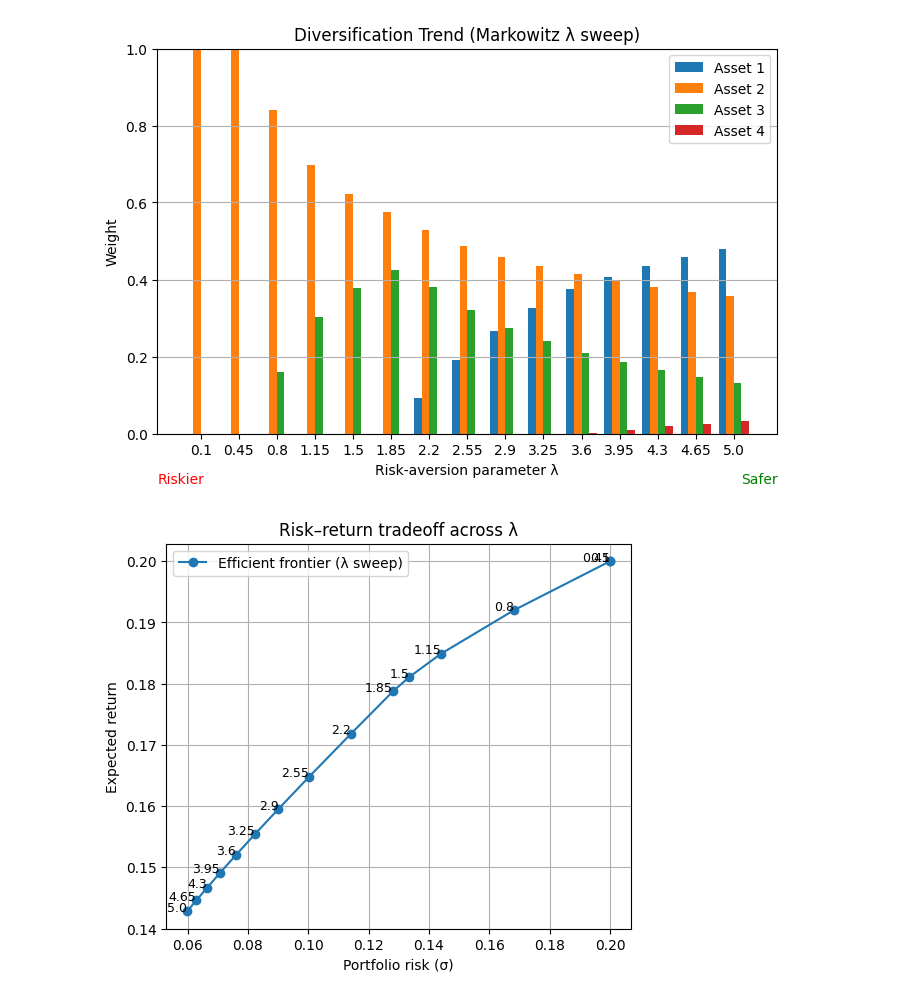
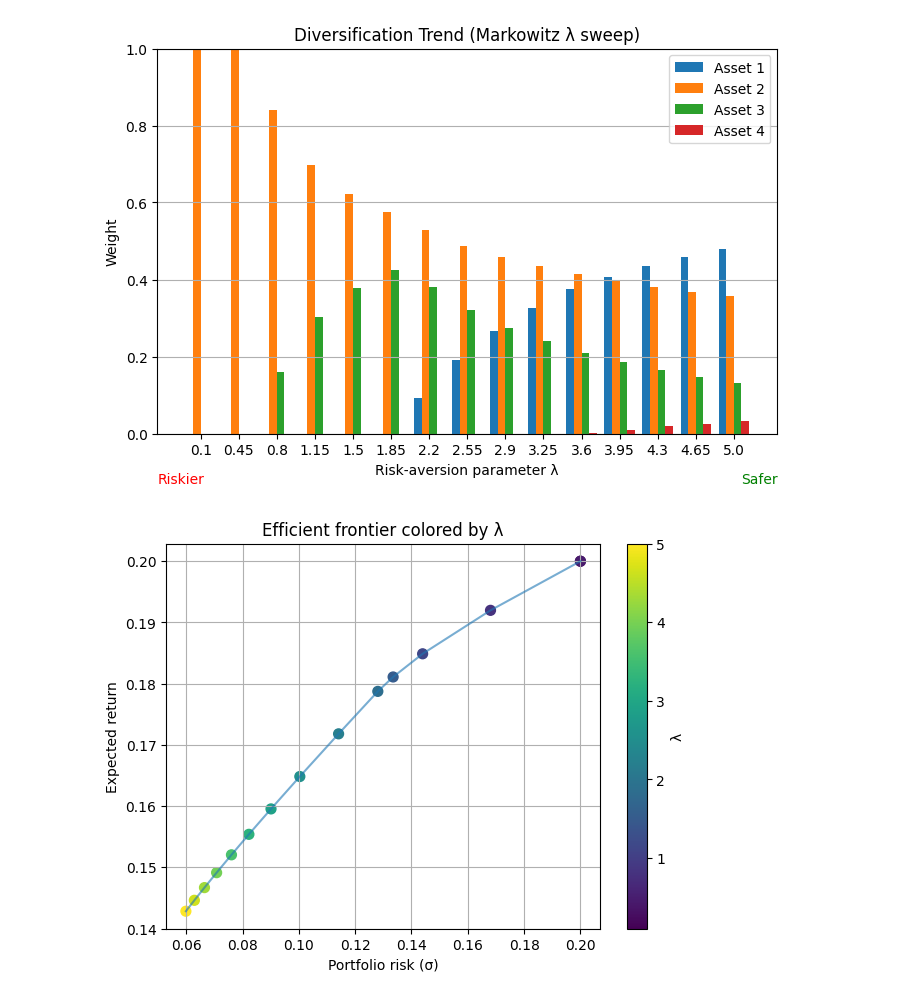
Before and after one commit to SidRichardsQuantum/VQE_Portfolio_Optimization, a Jupyter notebook: notebooks/Markowitz_Portfolio.ipynb, the cells around one changed output. Drawn from its saved outputs; the diff is of its cells as text; code cells hidden in the pictures.

```diff
--- a/notebooks/Markowitz_Portfolio.ipynb
+++ b/notebooks/Markowitz_Portfolio.ipynb
@@ -113,29 +113,35 @@ plt.show()
 [figure]
 # %%
 # Risk–Return Tradeoff (Markowitz λ sweep)
-# For each λ, compute expected return and risk (variance) of the optimized portfolio.
+# For each λ, compute expected return and risk (variance) of the optimized portfolio
+# Sort by risk, color by λ
 
 returns = []
 risks = []
 
 for w_val in allocations:
     R = mu @ w_val
     sigma2 = w_val.T @ Sigma @ w_val
     returns.append(R)
     risks.append(np.sqrt(sigma2))
 
-plt.figure(figsize=(6,5))
-plt.plot(risks, returns, "o-", label="Efficient frontier (λ sweep)")
-for i, lam in enumerate(lambdas):
-    plt.text(risks[i], returns[i], f"{lam}", fontsize=9, ha="right")
+risks = np.array(risks)
+returns = np.array(returns)
+order = np.argsort(risks)
+risks_s = risks[order]
+returns_s = returns[order]
+lambdas_s = np.array(lambdas)[order]
 
+plt.figure(figsize=(7,5))
+sc = plt.scatter(risks_s, returns_s, c=lambdas_s, cmap="viridis", s=50)
+plt.plot(risks_s, returns_s, alpha=0.6)
+cbar = plt.colorbar(sc)
+cbar.set_label("λ")
 plt.xlabel("Portfolio risk (σ)")
 plt.ylabel("Expected return")
-plt.title("Risk–return tradeoff across λ")
+plt.title("Efficient frontier colored by λ")
 plt.grid(True)
-plt.legend()
-
-plt.savefig("images/Markowitz_Risk_Return.png", dpi=200, bbox_inches="tight")
+plt.savefig("images/Markowitz_Risk_Return_Colored.png", dpi=200, bbox_inches="tight")
 plt.show()
 # %% [output]
-[figure, old version]
+[figure, new version]
```
Also changed, not shown: parts of 1 cell of this notebook, 1 other file.
